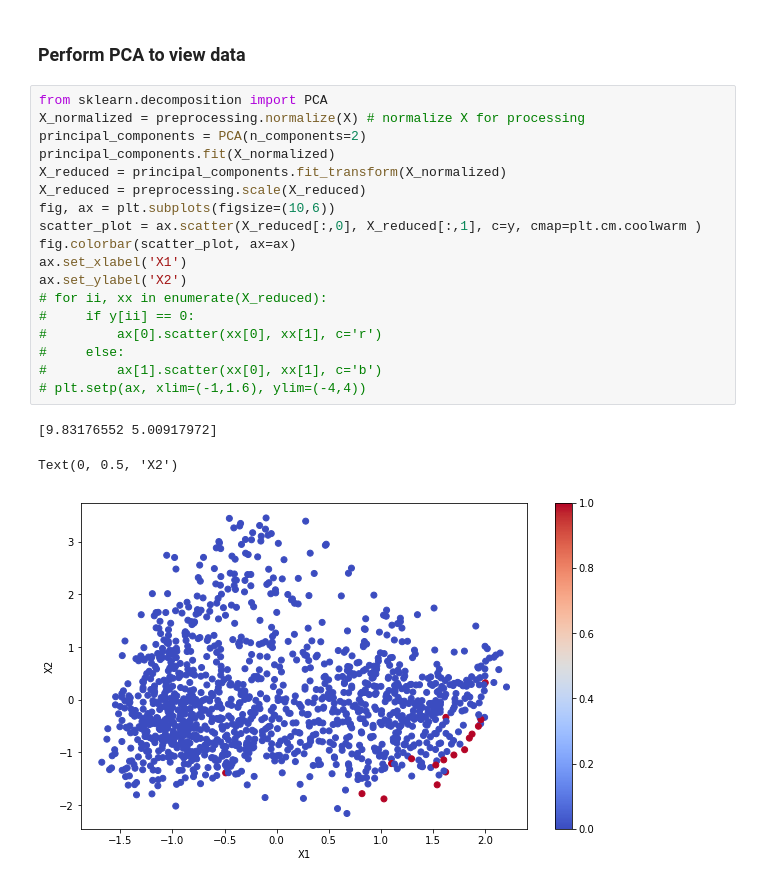
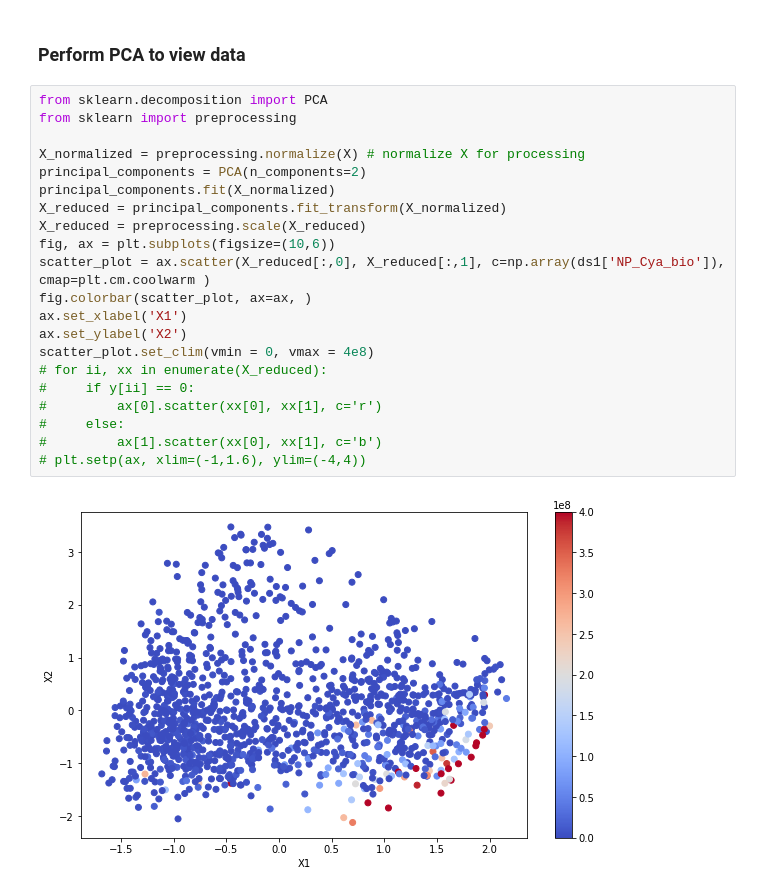
Before and after one commit to timolary/cyanobac-ml, a Jupyter notebook: cynobac_svd.ipynb, the cells around one changed output. Cells and saved outputs as stored; diff of their text form.

Commit message:
messed with PCA colors

```diff
--- a/cynobac_svd.ipynb
+++ b/cynobac_svd.ipynb
@@ -278,23 +278,24 @@ weighted avg       0.96      0.98      0.97       260
 ### Perform PCA to view data
 # %%
 from sklearn.decomposition import PCA
+from sklearn import preprocessing
+
 X_normalized = preprocessing.normalize(X) # normalize X for processing
 principal_components = PCA(n_components=2)
 principal_components.fit(X_normalized)
 X_reduced = principal_components.fit_transform(X_normalized)
 X_reduced = preprocessing.scale(X_reduced)
 fig, ax = plt.subplots(figsize=(10,6))
-scatter_plot = ax.scatter(X_reduced[:,0], X_reduced[:,1], c=y, cmap=plt.cm.coolwarm )
-fig.colorbar(scatter_plot, ax=ax)
+scatter_plot = ax.scatter(X_reduced[:,0], X_reduced[:,1], c=np.array(ds1['NP_Cya_bio']), cmap=plt.cm.coolwarm )
+fig.colorbar(scatter_plot, ax=ax, )
 ax.set_xlabel('X1')
 ax.set_ylabel('X2')
+scatter_plot.set_clim(vmin = 0, vmax = 4e8)
 # for ii, xx in enumerate(X_reduced):
 #     if y[ii] == 0:
 #         ax[0].scatter(xx[0], xx[1], c='r')
 #     else:
 #         ax[1].scatter(xx[0], xx[1], c='b')
 # plt.setp(ax, xlim=(-1,1.6), ylim=(-4,4))
 # %% [output]
-[9.83176552 5.00917972]
-Text(0, 0.5, 'X2')
-[figure, old version]
+[figure, new version]
```
Also changed, not shown: parts of 2 cells of this notebook.
